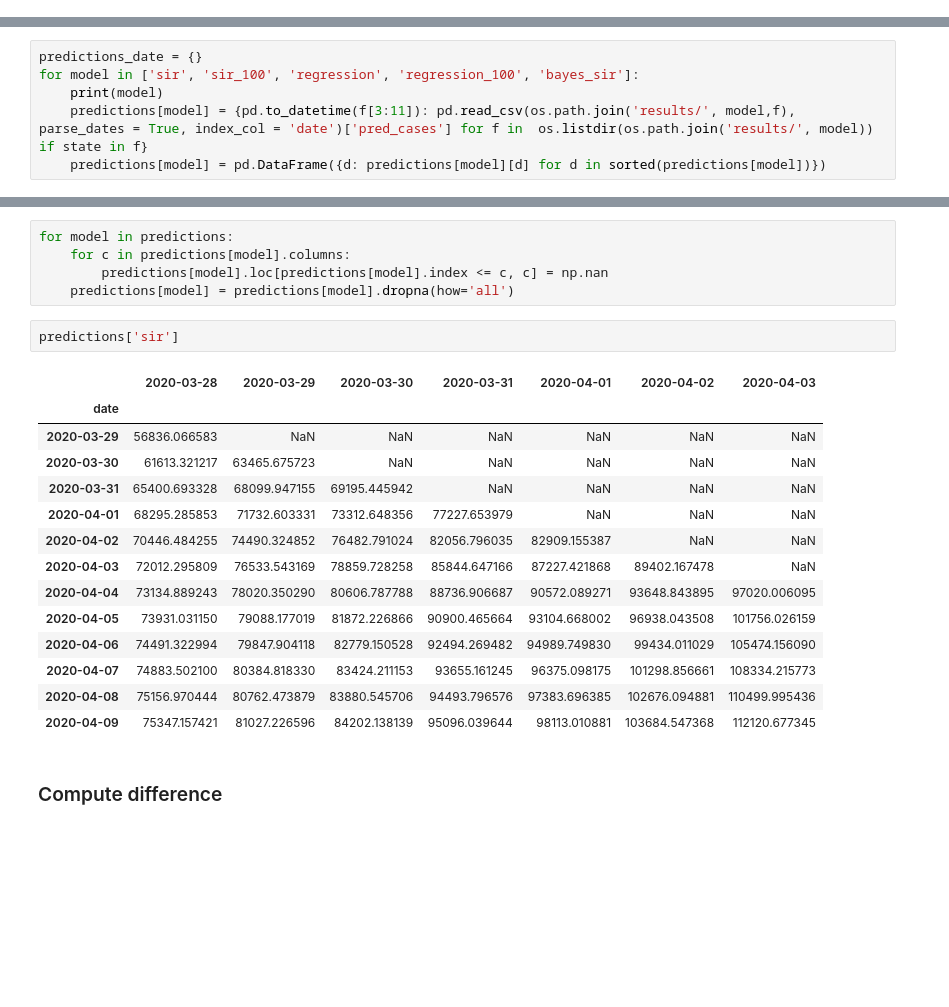
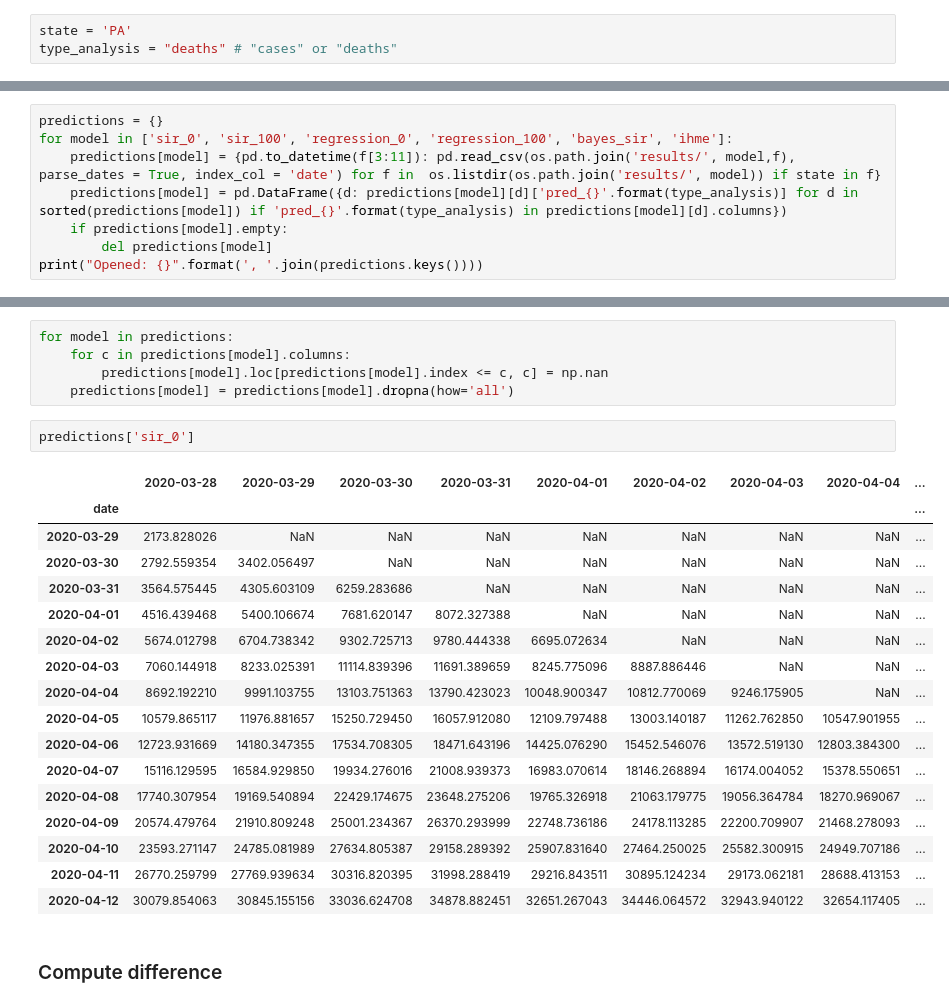
Before and after one commit to Jeanselme/COVID-19, a Jupyter notebook: Evaluation.ipynb, the cells around one changed output, grey strips where cells are left out. Saved outputs shown, nothing was run; the diff lists cells and outputs as text; blank space fills up the shorter version.

```diff
--- a/Evaluation.ipynb
+++ b/Evaluation.ipynb
@@ -9,11 +7,16 @@ state = 'NY'
+# %%
+state = 'PA'
+type_analysis = "deaths" # "cases" or "deaths"
 # %% [markdown]
 # Open all models
 # %% [markdown]
 ### Predictions
 # %%
-predictions_date = {}
-for model in ['sir', 'sir_100', 'regression', 'regression_100', 'bayes_sir']:
-    print(model)
-    predictions[model] = {pd.to_datetime(f[3:11]): pd.read_csv(os.path.join('results/', model,f), parse_dates = True, index_col = 'date')['pred_cases'] for f in  os.listdir(os.path.join('results/', model)) if state in f}
-    predictions[model] = pd.DataFrame({d: predictions[model][d] for d in sorted(predictions[model])})
+predictions = {}
+for model in ['sir_0', 'sir_100', 'regression_0', 'regression_100', 'bayes_sir', 'ihme']:
+    predictions[model] = {pd.to_datetime(f[3:11]): pd.read_csv(os.path.join('results/', model,f), parse_dates = True, index_col = 'date') for f in  os.listdir(os.path.join('results/', model)) if state in f}
+    predictions[model] = pd.DataFrame({d: predictions[model][d]['pred_{}'.format(type_analysis)] for d in sorted(predictions[model]) if 'pred_{}'.format(type_analysis) in predictions[model][d].columns})
+    if predictions[model].empty:
+        del predictions[model]
+print("Opened: {}".format(', '.join(predictions.keys())))
 # %% [output]
@@ -77,22 +80,25 @@ for model in predictions:
         predictions[model].loc[predictions[model].index <= c, c] = np.nan
     predictions[model] = predictions[model].dropna(how='all')
 # %%
-predictions['sir']
+predictions['sir_0']
 # %% [output]
-|  | 2020-03-28 | 2020-03-29 | 2020-03-30 | 2020-03-31 | 2020-04-01 | 2020-04-02 | 2020-04-03 |
-| date |  |  |  |  |  |  |  |
-| 2020-03-29 | 56836.066583 | NaN | NaN | NaN | NaN | NaN | NaN |
-| 2020-03-30 | 61613.321217 | 63465.675723 | NaN | NaN | NaN | NaN | NaN |
-| 2020-03-31 | 65400.693328 | 68099.947155 | 69195.445942 | NaN | NaN | NaN | NaN |
-| 2020-04-01 | 68295.285853 | 71732.603331 | 73312.648356 | 77227.653979 | NaN | NaN | NaN |
-| 2020-04-02 | 70446.484255 | 74490.324852 | 76482.791024 | 82056.796035 | 82909.155387 | NaN | NaN |
-| 2020-04-03 | 72012.295809 | 76533.543169 | 78859.728258 | 85844.647166 | 87227.421868 | 89402.167478 | NaN |
-| 2020-04-04 | 73134.889243 | 78020.350290 | 80606.787788 | 88736.906687 | 90572.089271 | 93648.843895 | 97020.006095 |
-| 2020-04-05 | 73931.031150 | 79088.177019 | 81872.226866 | 90900.465664 | 93104.668002 | 96938.043508 | 101756.026159 |
-| 2020-04-06 | 74491.322994 | 79847.904118 | 82779.150528 | 92494.269482 | 94989.749830 | 99434.011029 | 105474.156090 |
-| 2020-04-07 | 74883.502100 | 80384.818330 | 83424.211153 | 93655.161245 | 96375.098175 | 101298.856661 | 108334.215773 |
-| 2020-04-08 | 75156.970444 | 80762.473879 | 83880.545706 | 94493.796576 | 97383.696385 | 102676.094881 | 110499.995436 |
-| 2020-04-09 | 75347.157421 | 81027.226596 | 84202.138139 | 95096.039644 | 98113.010881 | 103684.547368 | 112120.677345 |
+|  | 2020-03-28 | 2020-03-29 | 2020-03-30 | 2020-03-31 | 2020-04-01 | 2020-04-02 | 2020-04-03 | 2020-04-04 | ... |
+| date |  |  |  |  |  |  |  |  | ... |
+| 2020-03-29 | 2173.828026 | NaN | NaN | NaN | NaN | NaN | NaN | NaN | ... |
+| 2020-03-30 | 2792.559354 | 3402.056497 | NaN | NaN | NaN | NaN | NaN | NaN | ... |
+| 2020-03-31 | 3564.575445 | 4305.603109 | 6259.283686 | NaN | NaN | NaN | NaN | NaN | ... |
+| 2020-04-01 | 4516.439468 | 5400.106674 | 7681.620147 | 8072.327388 | NaN | NaN | NaN | NaN | ... |
+| 2020-04-02 | 5674.012798 | 6704.738342 | 9302.725713 | 9780.444338 | 6695.072634 | NaN | NaN | NaN | ... |
+| 2020-04-03 | 7060.144918 | 8233.025391 | 11114.839396 | 11691.389659 | 8245.775096 | 8887.886446 | NaN | NaN | ... |
+| 2020-04-04 | 8692.192210 | 9991.103755 | 13103.751363 | 13790.423023 | 10048.900347 | 10812.770069 | 9246.175905 | NaN | ... |
+| 2020-04-05 | 10579.865117 | 11976.881657 | 15250.729450 | 16057.912080 | 12109.797488 | 13003.140187 | 11262.762850 | 10547.901955 | ... |
+| 2020-04-06 | 12723.931669 | 14180.347355 | 17534.708305 | 18471.643196 | 14425.076290 | 15452.546076 | 13572.519130 | 12803.384300 | ... |
+| 2020-04-07 | 15116.129595 | 16584.929850 | 19934.276016 | 21008.939373 | 16983.070614 | 18146.268894 | 16174.004052 | 15378.550651 | ... |
+| 2020-04-08 | 17740.307954 | 19169.540894 | 22429.174675 | 23648.275206 | 19765.326918 | 21063.179775 | 19056.364784 | 18270.969067 | ... |
+| 2020-04-09 | 20574.479764 | 21910.809248 | 25001.234367 | 26370.293999 | 22748.736186 | 24178.113285 | 22200.709907 | 21468.278093 | ... |
+| 2020-04-10 | 23593.271147 | 24785.081989 | 27634.805387 | 29158.289392 | 25907.831640 | 27464.250025 | 25582.300915 | 24949.707186 | ... |
+| 2020-04-11 | 26770.259799 | 27769.939634 | 30316.820395 | 31998.288419 | 29216.843511 | 30895.124234 | 29173.062181 | 28688.413153 | ... |
+| 2020-04-12 | 30079.854063 | 30845.155156 | 33036.624708 | 34878.882451 | 32651.267043 | 34446.064572 | 32943.940122 | 32654.117405 | ... |
 # %% [markdown]
 ### Compute difference
 # %%
```
Also changed, not shown: parts of 16 cells of this notebook.
